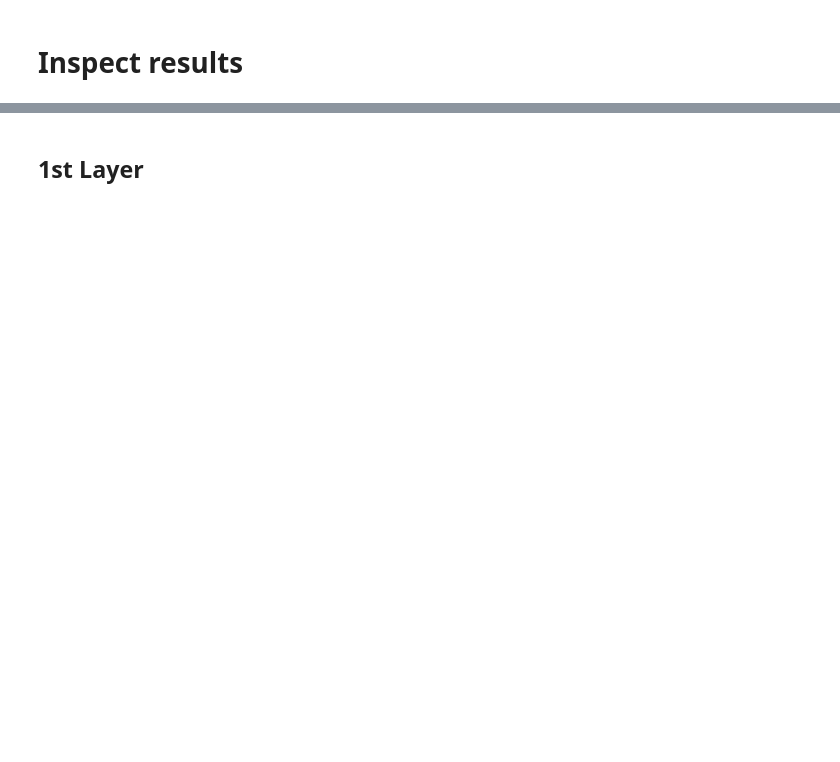
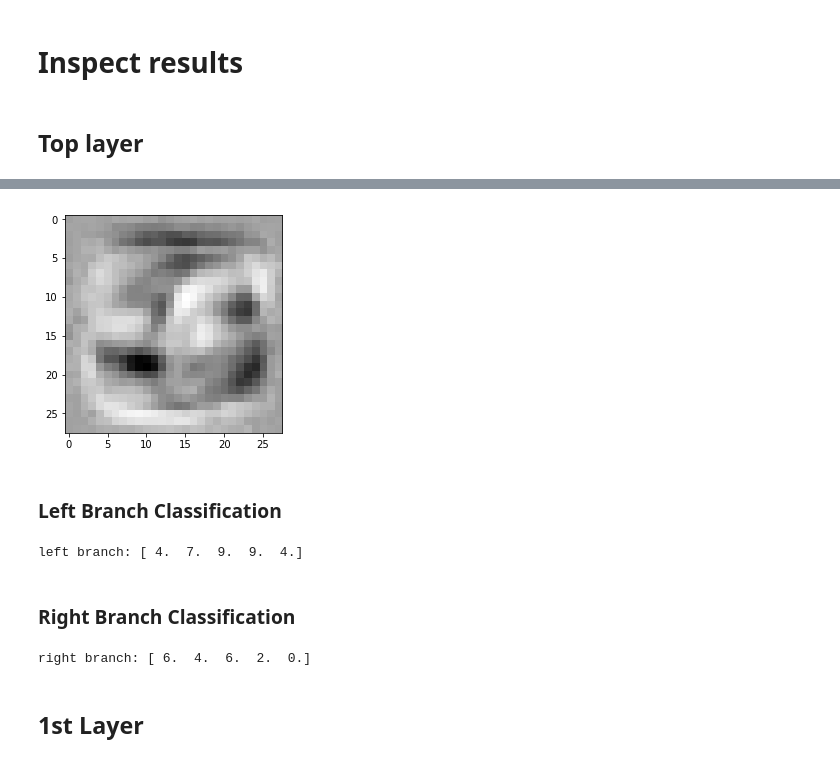
Before and after one commit to ski-net/dl_study_with_gluon, a Jupyter notebook: soft_decision_tree/notebooks/soft_decision_tree_ver_2.ipynb, the cells around one changed output, grey strips where cells are left out. Drawn from its saved outputs; the diff is of its cells as text; code cells hidden in the pictures; blank space fills up the shorter version.

Commit message:
updated soft_decision_tree

```diff
--- a/soft_decision_tree/notebooks/soft_decision_tree_ver_2.ipynb
+++ b/soft_decision_tree/notebooks/soft_decision_tree_ver_2.ipynb
@@ -438,3 +467,5 @@ ValueError: Out of range float values are not JSON compliant
 # %%
 import matplotlib.pyplot as plt
 %matplotlib inline
+# %% [markdown]
+## Top layer
@@ -440,0 +474,4 @@ import matplotlib.pyplot as plt
+# %%
+plt.imshow(tree.fc.weight.data().reshape((28, 28)).asnumpy(), cmap='Greys')
+plt
+# %% [output]
@@ -441,3 +479,20 @@ import matplotlib.pyplot as plt
+[figure, added]
+# %% [markdown]
+### Left Branch Classification
+# %%
+idx = np.argsort(np.squeeze(tree.left.path_prob.asnumpy()))
+top_examples = nd.argmax(label[idx[-5:], :], axis = 1)
+print('left branch: {}'.format(top_examples.asnumpy()))
+# %% [output]
+left branch: [ 4.  7.  9.  9.  4.]
+# %% [markdown]
+### Right Branch Classification
+# %%
+idx = np.argsort(np.squeeze(tree.right.path_prob.asnumpy()))
+top_examples = nd.argmax(label[idx[-5:], :], axis = 1)
+print('right branch: {}'.format(top_examples.asnumpy()))
+# %% [output]
+right branch: [ 6.  4.  6.  2.  0.]
 # %% [markdown]
 ## 1st Layer
 # %%
```
Also changed, not shown: parts of 17 cells of this notebook.
